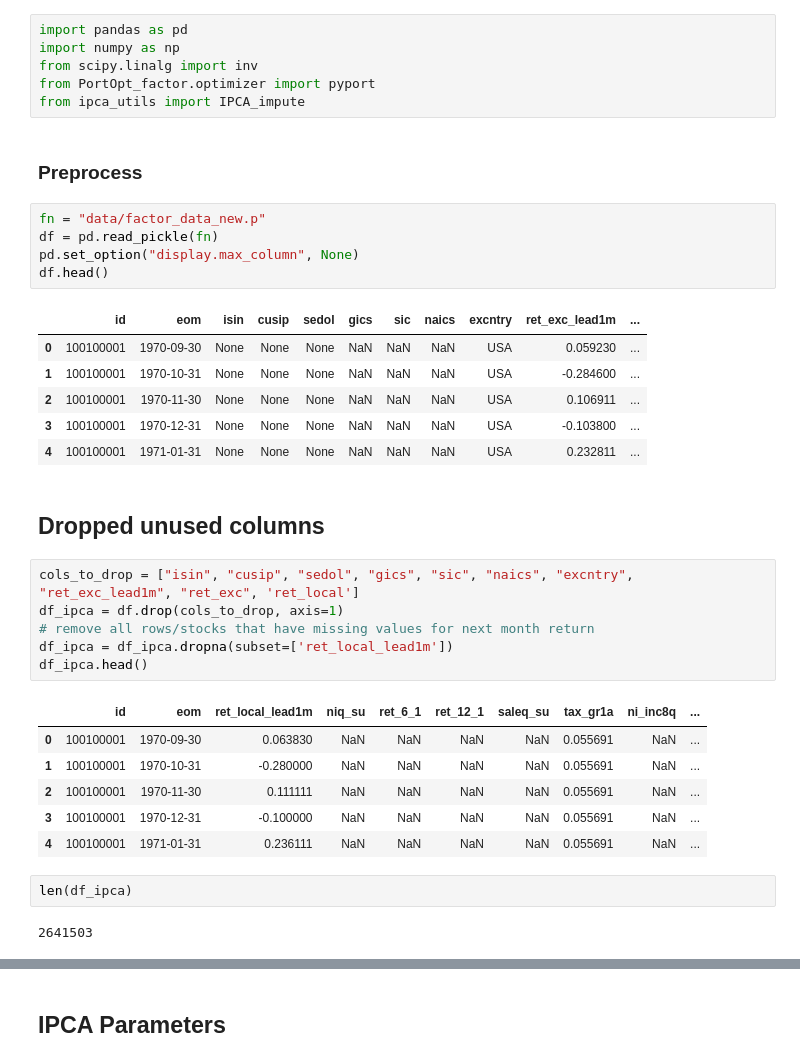
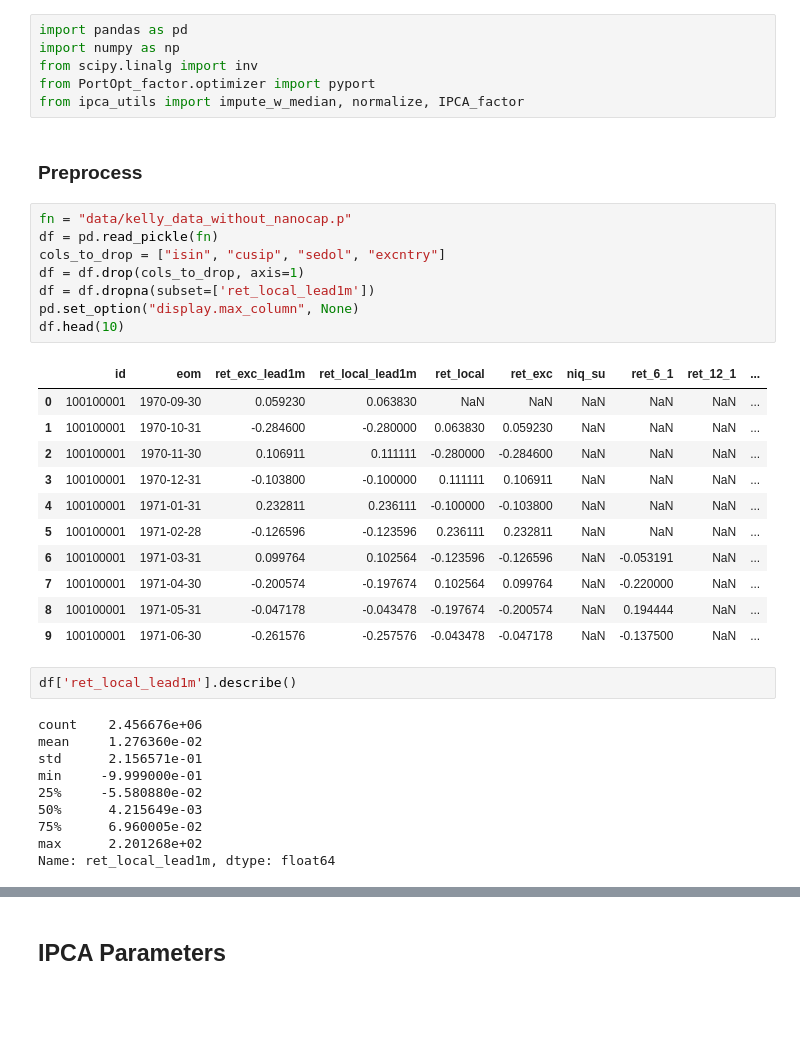
Before and after one commit to zilinch/ipca_factor_portfolio, a Jupyter notebook: IPCA.ipynb, the cells around one changed output, grey strips where cells are left out. Cells and saved outputs as stored; diff of their text form; blank space fills up the shorter version.

Commit message:
updated ipca code

```diff
--- a/IPCA.ipynb
+++ b/IPCA.ipynb
@@ -3,37 +3,38 @@ import pandas as pd
 import numpy as np
 from scipy.linalg import inv
 from PortOpt_factor.optimizer import pyport
-from ipca_utils import IPCA_impute
+from ipca_utils import impute_w_median, normalize, IPCA_factor
 # %% [markdown]
 ### Preprocess
 # %%
-fn = "data/factor_data_new.p"
+fn = "data/kelly_data_without_nanocap.p"
 df = pd.read_pickle(fn)
+cols_to_drop = ["isin", "cusip", "sedol", "excntry"]
+df = df.drop(cols_to_drop, axis=1)
+df = df.dropna(subset=['ret_local_lead1m'])
 pd.set_option("display.max_column", None)
-df.head()
+df.head(10)
 # %% [output]
-|  | id | eom | isin | cusip | sedol | gics | sic | naics | excntry | ret_exc_lead1m | ... |
-| 0 | 100100001 | 1970-09-30 | None | None | None | NaN | NaN | NaN | USA | 0.059230 | ... |
-| 1 | 100100001 | 1970-10-31 | None | None | None | NaN | NaN | NaN | USA | -0.284600 | ... |
-| 2 | 100100001 | 1970-11-30 | None | None | None | NaN | NaN | NaN | USA | 0.106911 | ... |
-| 3 | 100100001 | 1970-12-31 | None | None | None | NaN | NaN | NaN | USA | -0.103800 | ... |
-| 4 | 100100001 | 1971-01-31 | None | None | None | NaN | NaN | NaN | USA | 0.232811 | ... |
+|  | id | eom | ret_exc_lead1m | ret_local_lead1m | ret_local | ret_exc | niq_su | ret_6_1 | ret_12_1 | ... |
+| 0 | 100100001 | 1970-09-30 | 0.059230 | 0.063830 | NaN | NaN | NaN | NaN | NaN | ... |
+| 1 | 100100001 | 1970-10-31 | -0.284600 | -0.280000 | 0.063830 | 0.059230 | NaN | NaN | NaN | ... |
+| 2 | 100100001 | 1970-11-30 | 0.106911 | 0.111111 | -0.280000 | -0.284600 | NaN | NaN | NaN | ... |
+| 3 | 100100001 | 1970-12-31 | -0.103800 | -0.100000 | 0.111111 | 0.106911 | NaN | NaN | NaN | ... |
+| 4 | 100100001 | 1971-01-31 | 0.232811 | 0.236111 | -0.100000 | -0.103800 | NaN | NaN | NaN | ... |
+| 5 | 100100001 | 1971-02-28 | -0.126596 | -0.123596 | 0.236111 | 0.232811 | NaN | NaN | NaN | ... |
+| 6 | 100100001 | 1971-03-31 | 0.099764 | 0.102564 | -0.123596 | -0.126596 | NaN | -0.053191 | NaN | ... |
+| 7 | 100100001 | 1971-04-30 | -0.200574 | -0.197674 | 0.102564 | 0.099764 | NaN | -0.220000 | NaN | ... |
+| 8 | 100100001 | 1971-05-31 | -0.047178 | -0.043478 | -0.197674 | -0.200574 | NaN | 0.194444 | NaN | ... |
+| 9 | 100100001 | 1971-06-30 | -0.261576 | -0.257576 | -0.043478 | -0.047178 | NaN | -0.137500 | NaN | ... |
-# %% [markdown]
-## Dropped unused columns
-# %%
-cols_to_drop = ["isin", "cusip", "sedol", "gics", "sic", "naics", "excntry", "ret_exc_lead1m", "ret_exc", 'ret_local']
-df_ipca = df.drop(cols_to_drop, axis=1)
-# remove all rows/stocks that have missing values for next month return
-df_ipca = df_ipca.dropna(subset=['ret_local_lead1m'])
-df_ipca.head()
-# %% [output]
-|  | id | eom | ret_local_lead1m | niq_su | ret_6_1 | ret_12_1 | saleq_su | tax_gr1a | ni_inc8q | ... |
-| 0 | 100100001 | 1970-09-30 | 0.063830 | NaN | NaN | NaN | NaN | 0.055691 | NaN | ... |
-| 1 | 100100001 | 1970-10-31 | -0.280000 | NaN | NaN | NaN | NaN | 0.055691 | NaN | ... |
-| 2 | 100100001 | 1970-11-30 | 0.111111 | NaN | NaN | NaN | NaN | 0.055691 | NaN | ... |
-| 3 | 100100001 | 1970-12-31 | -0.100000 | NaN | NaN | NaN | NaN | 0.055691 | NaN | ... |
-| 4 | 100100001 | 1971-01-31 | 0.236111 | NaN | NaN | NaN | NaN | 0.055691 | NaN | ... |
-# %%
-len(df_ipca)
-# %% [output]
-2641503
+# %%
+df['ret_local_lead1m'].describe()
+# %% [output]
+count    2.456676e+06
+mean     1.276360e-02
+std      2.156571e-01
+min     -9.999000e-01
+25%     -5.580880e-02
+50%      4.215649e-03
+75%      6.960005e-02
+max      2.201268e+02
+Name: ret_local_lead1m, dtype: float64
```
Also changed, not shown: parts of 14 cells of this notebook.
